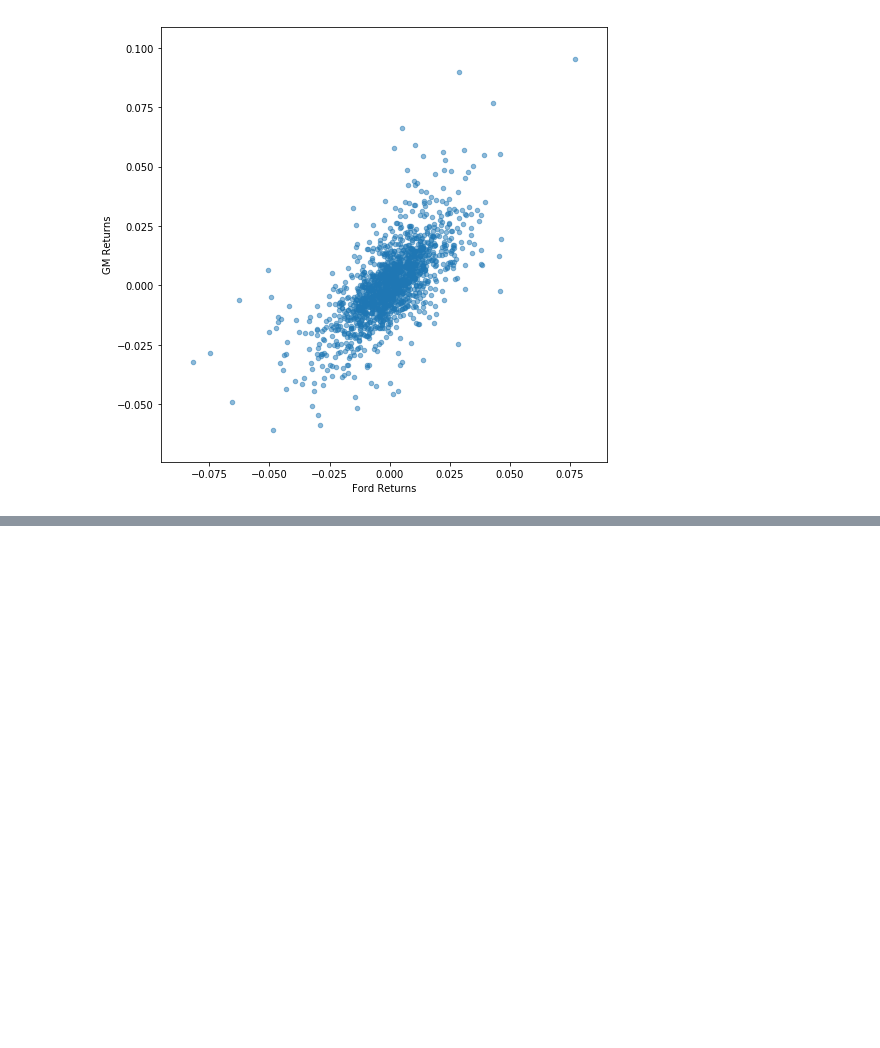
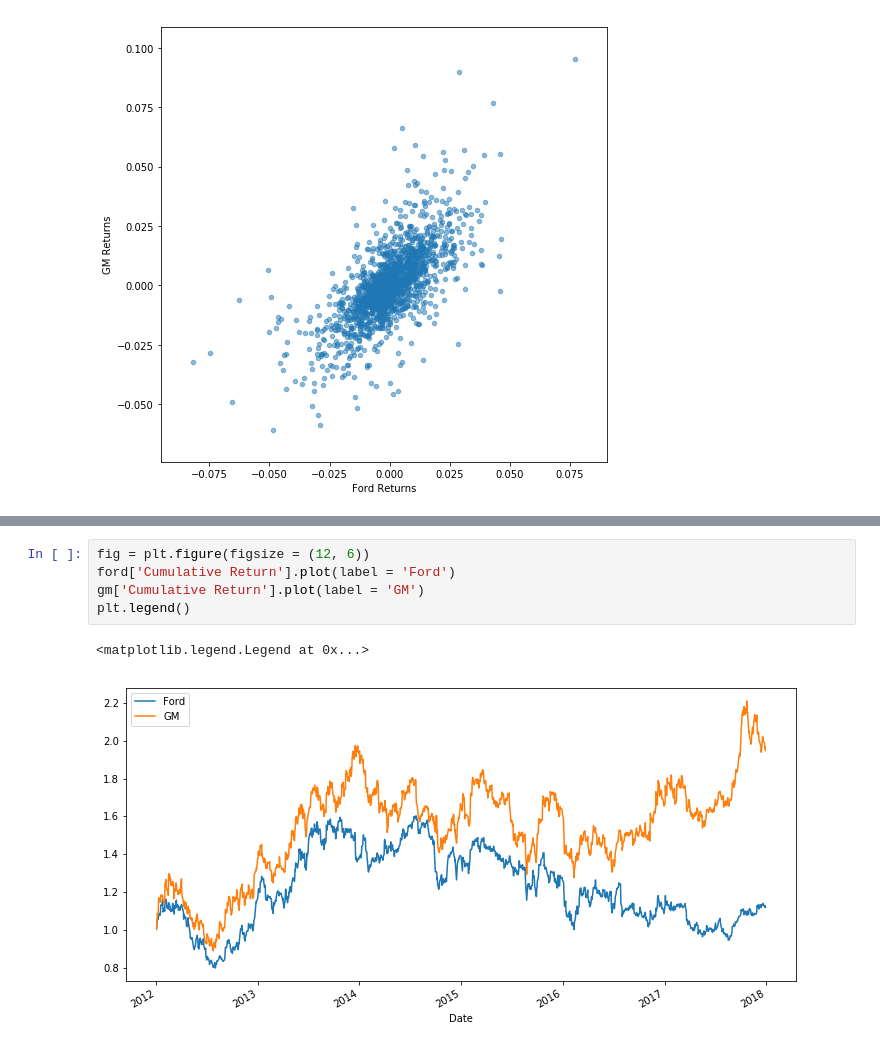
Before and after one commit to CheesePotato/Stock-Analysis, a Jupyter notebook: Car Companies Stock Analysis.ipynb, the cells around one changed output, grey strips where cells are left out. Cells and saved outputs as stored; diff of their text form; blank space fills up the shorter version.

```diff
--- a/Car Companies Stock Analysis.ipynb
+++ b/Car Companies Stock Analysis.ipynb
@@ -276,0 +339,8 @@ box_df.plot(kind='scatter',x='Ford Returns',y='GM Returns',alpha=0.5,figsize=(8,
+# %%
+fig = plt.figure(figsize = (12, 6))
+ford['Cumulative Return'].plot(label = 'Ford')
+gm['Cumulative Return'].plot(label = 'GM')
+plt.legend()
+# %% [output]
+<matplotlib.legend.Legend at 0x...>
+[figure, added]
```
Also changed, not shown: parts of 22 cells of this notebook.
